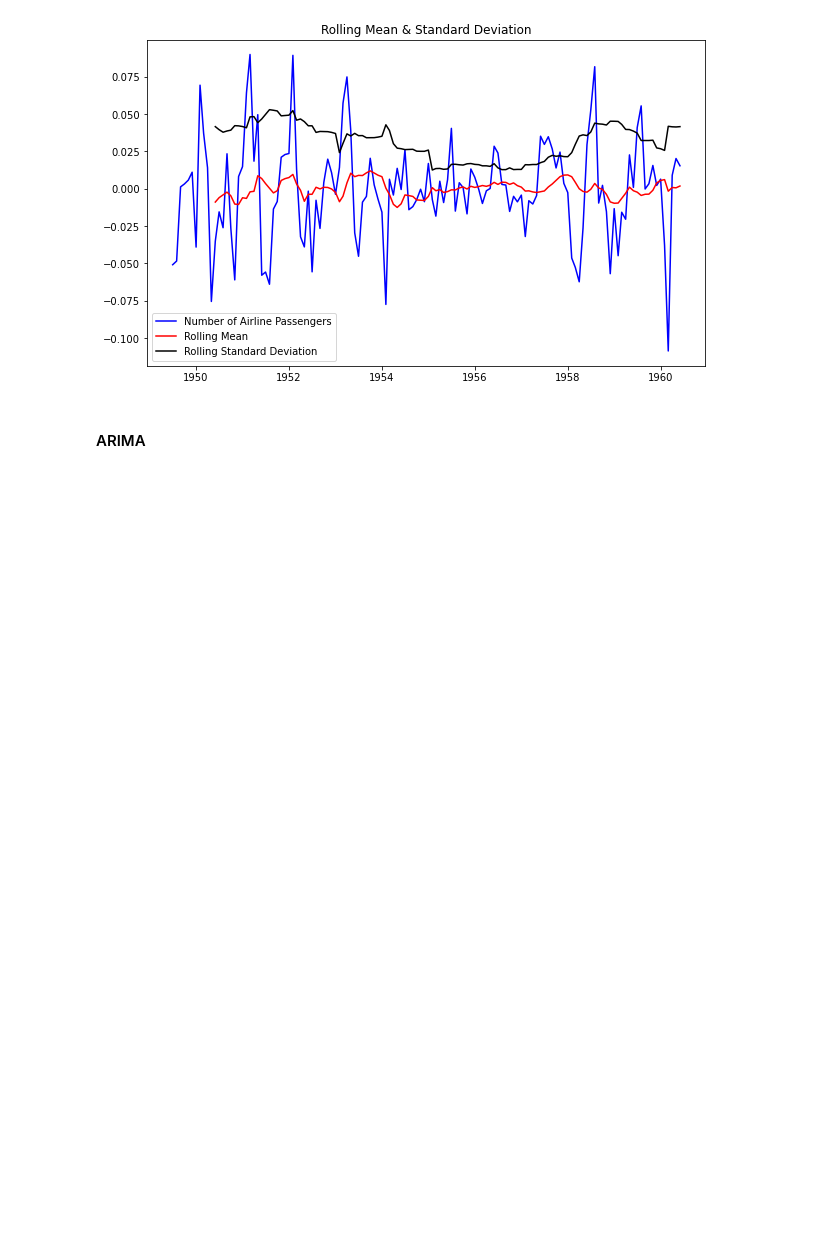
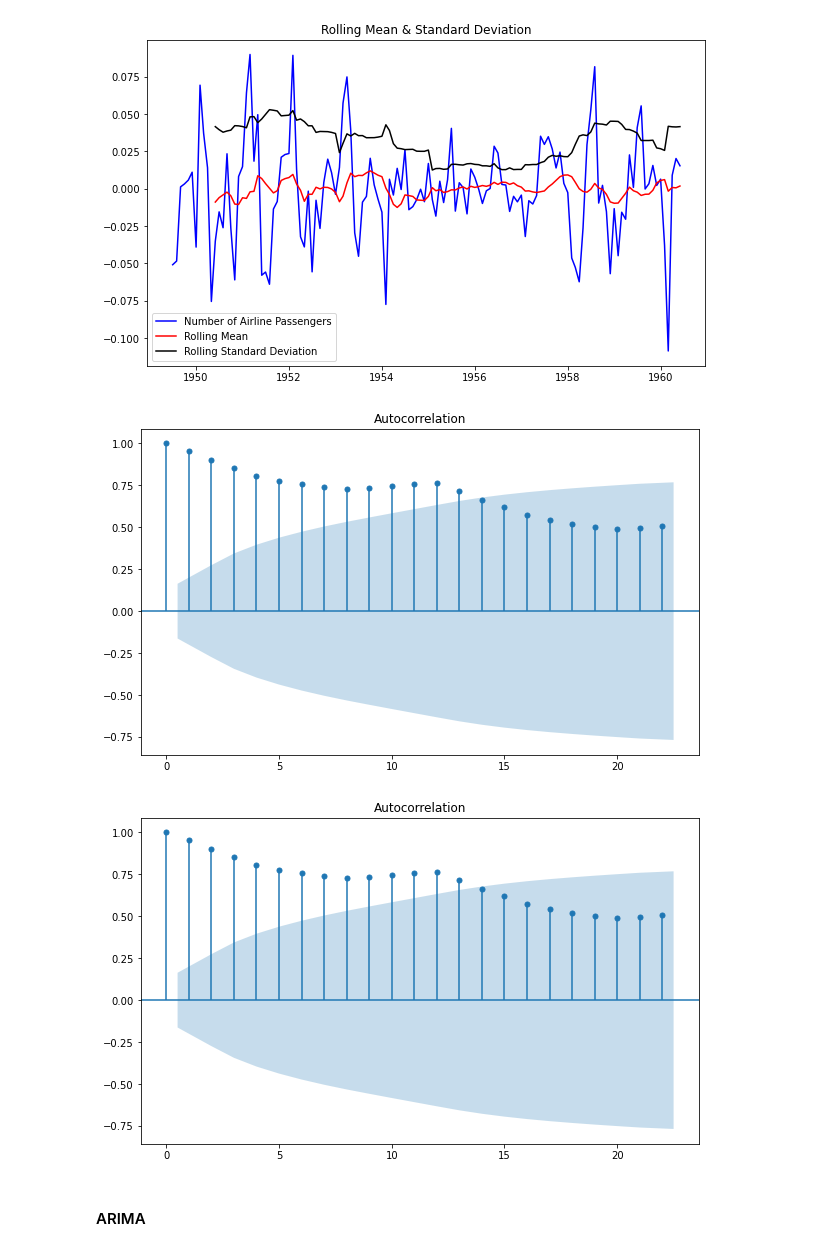
Before and after one commit to dray89/AirlinePassengers, a Jupyter notebook: AirlinePassengers.ipynb, the cells around one changed output. Cells and saved outputs as stored; diff of their text form; code cells hidden in the pictures; blank space fills up the shorter version.

Commit message:
added acf plot

```diff
--- a/AirlinePassengers.ipynb
+++ b/AirlinePassengers.ipynb
@@ -372,6 +375,12 @@ decomposedLogData.dropna(inplace=True)
 plot_stationarity(decomposedLogData)
 # %% [output]
 [figure]
+# %%
+plot_acf(indexedDataset_logScale)
+#Blue area is confidence interval
+# %% [output]
+[figure, added]
+[figure, added]
 # %% [markdown]
 #### ARIMA
 # %%
```
Also changed, not shown: parts of 5 cells of this notebook.
